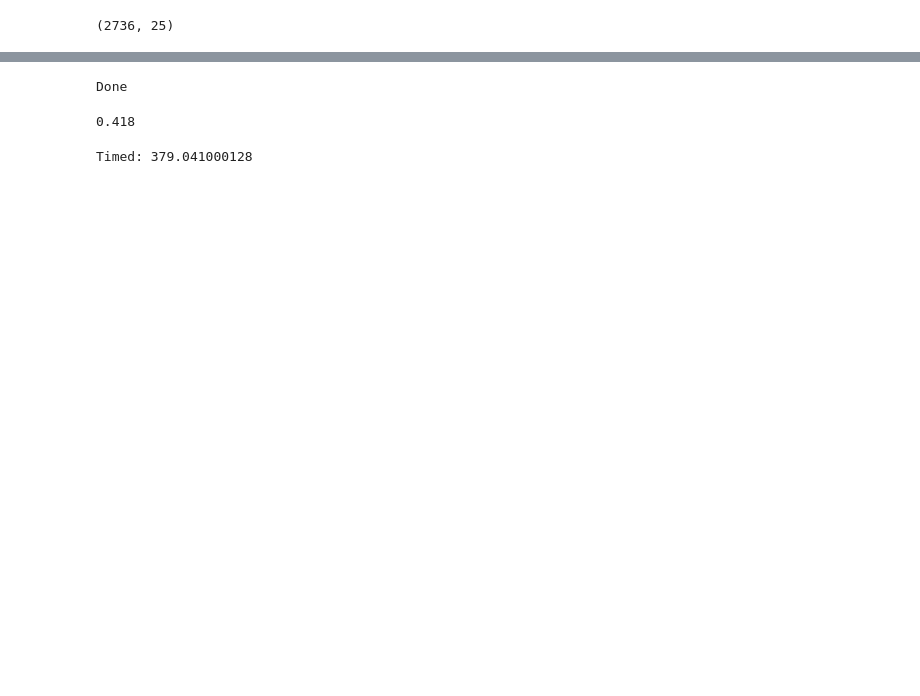
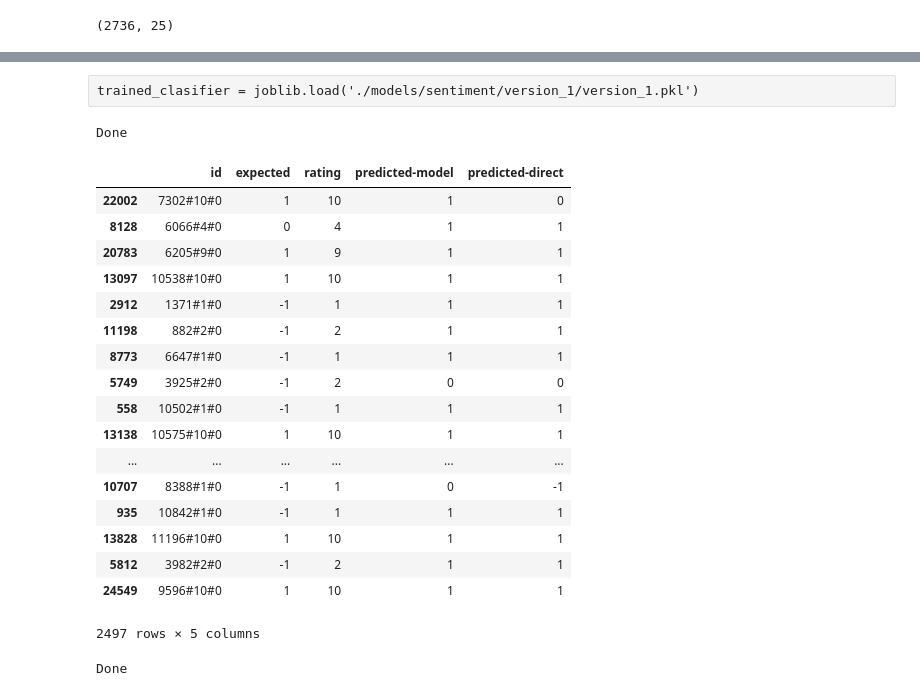
Before and after one commit to polakluk/supreme-court-analysis, a Jupyter notebook: modelVerification.ipynb, the cells around one changed output, grey strips where cells are left out. Drawn from its saved outputs; the diff is of its cells as text; code cells hidden in the pictures; blank space fills up the shorter version.

```diff
--- a/modelVerification.ipynb
+++ b/modelVerification.ipynb
@@ -180,0 +170,4 @@ sentencesTest
+# %%
+def getRating(review_id):
+    review_data = review_id.split('#')
+    return int(review_data[1])
@@ -180,0 +177,3 @@ sentencesTest
+# %%
+expected_classes['rating'] = expected_classes['id'].map(lambda cell: getRating(cell))
+expected_classes['rating'].value_counts()
@@ -180,0 +190,14 @@ sentencesTest
+# %%
+def even_values_cuts(df, ratio_partition, col):
+    perm_df = df.reindex(np.random.permutation(df.index))
+    res_df = pd.DataFrame({}, columns = df.columns)
+    unique_parts = perm_df[col].unique()
+    for unique in unique_parts:
+        selected_rows = perm_df[perm_df[col] == unique]
+        num_parts = int(selected_rows.shape[0] * ratio_partition)
+        res_df = pd.concat([res_df, selected_rows[:num_parts]])
+
+    return res_df.reindex(np.random.permutation(res_df.index))
+# %%
+test_reviews = even_values_cuts(expected_classes, 0.1, 'rating')
+test_reviews['rating'].value_counts()
@@ -180,0 +418,2 @@ sentencesTest
+# %% [raw]
+trained_clasifier = joblib.load('./models/sentiment/version_1/version_1.pkl')
@@ -181,24 +432,32 @@ sentencesTest
+# %%
+test_reviews_even['predicted-model'] = test_reviews_even['id'].map(lambda cell: calculateSentimentReview(cell, sentencesTestSubset, 'trained-classifier-predicted'))
+print("Done")
+# %% [output]
+Done
+# %%
+test_reviews
+# %% [output]
+|  | id | expected | rating | predicted-model | predicted-direct |
+| 22002 | 7302#10#0 | 1 | 10 | 1 | 0 |
+| 8128 | 6066#4#0 | 0 | 4 | 1 | 1 |
+| 20783 | 6205#9#0 | 1 | 9 | 1 | 1 |
+| 13097 | 10538#10#0 | 1 | 10 | 1 | 1 |
+| 2912 | 1371#1#0 | -1 | 1 | 1 | 1 |
+| 11198 | 882#2#0 | -1 | 2 | 1 | 1 |
+| 8773 | 6647#1#0 | -1 | 1 | 1 | 1 |
+| 5749 | 3925#2#0 | -1 | 2 | 0 | 0 |
+| 558 | 10502#1#0 | -1 | 1 | 1 | 1 |
+| 13138 | 10575#10#0 | 1 | 10 | 1 | 1 |
+| ... | ... | ... | ... | ... | ... |
+| 10707 | 8388#1#0 | -1 | 1 | 0 | -1 |
+| 935 | 10842#1#0 | -1 | 1 | 1 | 1 |
+| 13828 | 11196#10#0 | 1 | 10 | 1 | 1 |
+| 5812 | 3982#2#0 | -1 | 2 | 1 | 1 |
+| 24549 | 9596#10#0 | 1 | 10 | 1 | 1 |
+2497 rows × 5 columns
 # %%
-sentencesTest = sentencesTest.apply(lambda row: directClassification(row, 'priorpolarityCountpositive', 'priorpolarityCountnegative', 'direct' ), axis = 1)
+sentencesTestSubset = sentencesTestSubset.apply(lambda row: directClassification(row, 'priorpolarityCountpositive', 'priorpolarityCountnegative', 'direct' ), axis = 1)
+test_reviews_even['predicted-direct'] = test_reviews_even['id'].map(lambda cell: calculateSentimentReview(cell, sentencesTestSubset, 'apriori-class-direct'))
+print("Done")
+# %% [output]
+Done
-# %%
-expected_classes['predicted'] = expected_classes['id'].map(lambda cell: calculateSentimentReview(cell, sentencesTest, 'apriori-class-direct'))
-print("Done")
-# %% [output]
-Done
-# %%
-expected_classes[expected_classes['predicted'] != expected_classes['expected']].shape[0] / float(expected_classes.shape[0])
-# %% [output]
-0.418
-# %%
-def countNegations(row):
-    words = row['text']
-    negations['found'] = negations.apply(lambda row: 1 if '|'+row['phrase']+'|' in words else 0, axis = 1)
-    row['negations'] = negations['found'].sum()
-    return row
-
-tStart = time.time()
-sentencesTest = sentencesTest.apply(lambda row: countNegations(row), axis = 1)
-tEnd = time.time()
-print("Timed: {}".format(str(tEnd-tStart)))
-# %% [output]
-Timed: 379.041000128
```
Also changed, not shown: parts of 39 cells of this notebook, 24 other files.
